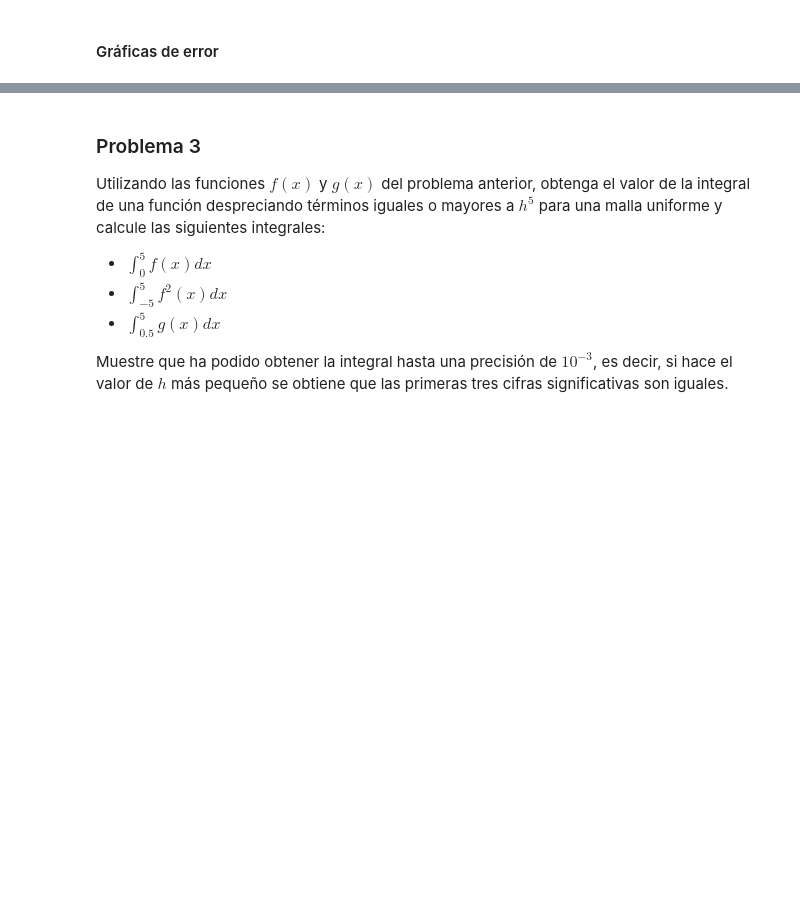
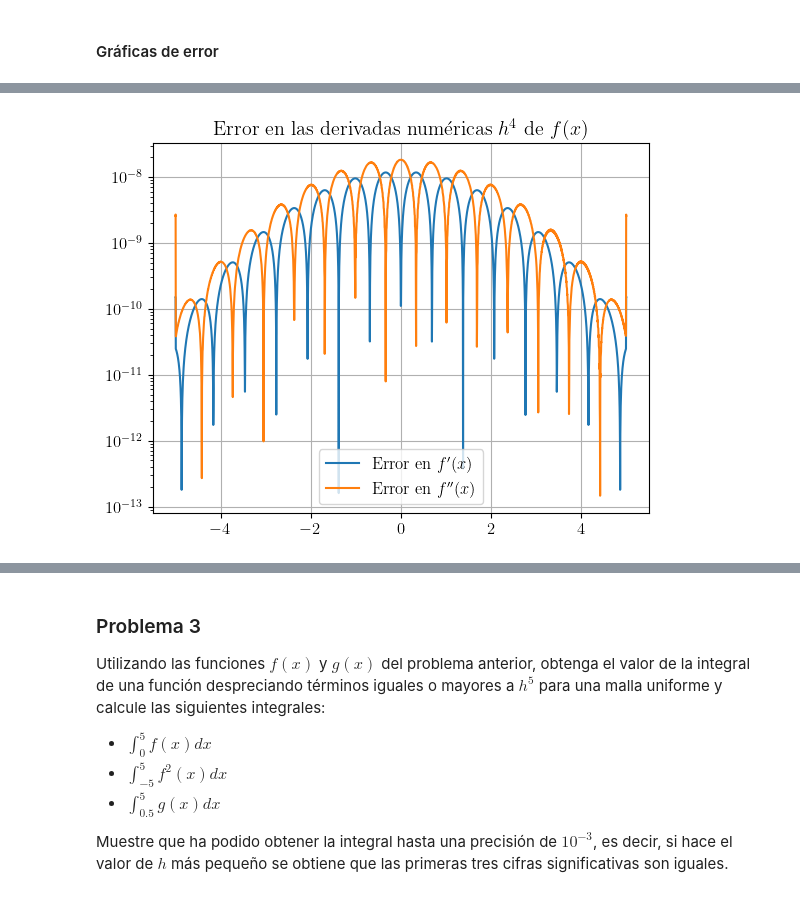
Before and after one commit to tamoaltas/FIS-COMP, a Jupyter notebook: tareas/tarea2.ipynb, the cells around one changed output, grey strips where cells are left out. Saved outputs shown, nothing was run; the diff lists cells and outputs as text; code cells hidden in the pictures; blank space fills up the shorter version.

```diff
--- a/tareas/tarea2.ipynb
+++ b/tareas/tarea2.ipynb
@@ -319,0 +353,27 @@ Max err en la segunda derivada:  1896.1396287758835
+# %%
+def segunda_derivada_h4(f, x):
+    # Puntos intermedios
+    hh_12, ddf = 12*(x[1] - x[0])**2, np.zeros_like(f)
+    for i in range(2,len(x)-2):
+        ddf[i] = - f[i-2] + 16*f[i-1] -30*f[i] + 16*f[i+1] - f[i+2]
+
+    # Extremos del dominio
+    ddf[0] = 45*f[0] - 154*f[1] + 214 *f[2] - 156*f[3] + 61*f[4] - 10*f[5]
+    ddf[1] = 45*f[1] - 154*f[2] + 214 *f[3] - 156*f[4] + 61*f[5] - 10*f[6]
+    ddf[-1] = 45*f[-1] - 154*f[-2] + 214 *f[-3] - 156*f[-4] + 61*f[-5] - 10*f[-6]
+    ddf[-2] = 45*f[-2] - 154*f[-3] + 214 *f[-4] - 156*f[-5] + 61*f[-6] - 10*f[-7]
+
+    return ddf / hh_12
+# %%
+derivs_eval_f_h4 = [derivada_h4(funcs_eval_f[0], x1), segunda_derivada_h4(funcs_eval_f[0], x1)]
+
+err_df_h4 = abs(funcs_eval_f[1] - derivs_eval_f_h4[0])
+err_ddf_h4 = abs(funcs_eval_f[2] - derivs_eval_f_h4[1])
+
+plt.title(r"Error en las derivadas numéricas $h^4$ de $f(x)$")
+plt.semilogy(x1,err_df_h4, label=r"Error en $f'(x)$")
+plt.semilogy(x1,err_ddf_h4, label=r"Error en $f''(x)$")
+plt.grid(), plt.legend(),
+plt.show()
+# %% [output]
+[figure, added]
```
Also changed, not shown: parts of 30 cells of this notebook.
